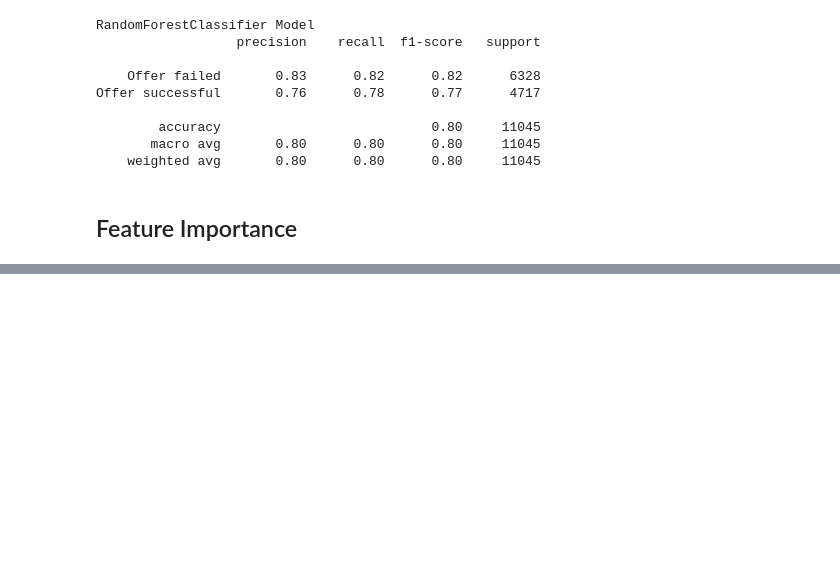
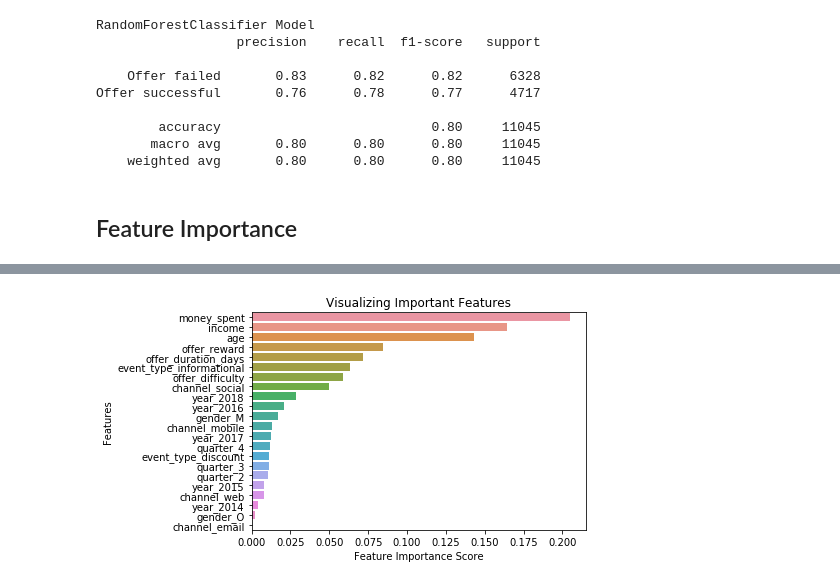
Before and after one commit to Ezeebube5/data-science-projects, a Jupyter notebook: capstone_project/Starbucks_Capstone_notebook.ipynb, the cells around one changed output, grey strips where cells are left out. Cells and saved outputs as stored; diff of their text form; code cells hidden in the pictures; blank space fills up the shorter version.

```diff
--- a/capstone_project/Starbucks_Capstone_notebook.ipynb
+++ b/capstone_project/Starbucks_Capstone_notebook.ipynb
@@ -932,0 +944,7 @@ plot_feature(importances, X_train, y_train)
+# %%
+feature_importances = pd.Series(random_forest_final.feature_importances_, index=['money_spent', 'age', 'income', 'gender_M', 'gender_O', 'year_2014',
+       'year_2015', 'year_2016', 'year_2017', 'year_2018', 'quarter_2',
+       'quarter_3', 'quarter_4', 'offer_reward', 'offer_difficulty',
+       'offer_duration_days', 'channel_web', 'channel_email', 'channel_mobile',
+       'channel_social', 'event_type_discount', 'event_type_informational']).sort_values(ascending=False)
+feature_importances
@@ -932,0 +969,8 @@ plot_feature(importances, X_train, y_train)
+# %%
+sns.barplot(x=feature_importances, y=feature_importances.index)
+plt.xlabel('Feature Importance Score')
+plt.ylabel('Features')
+plt.title("Visualizing Important Features")
+plt.show()
+# %% [output]
+[figure, added]
```
Also changed, not shown: parts of 7 cells of this notebook.
